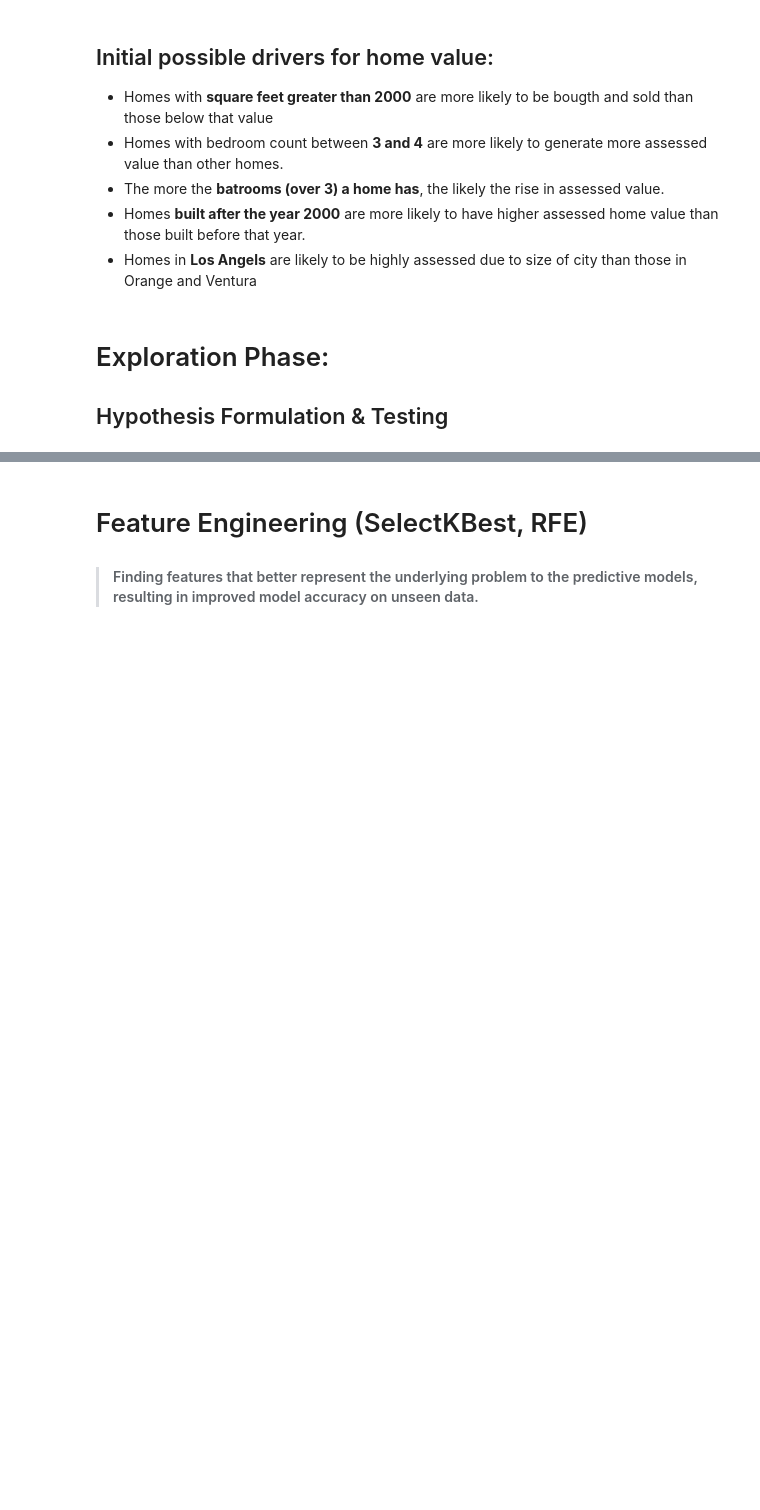
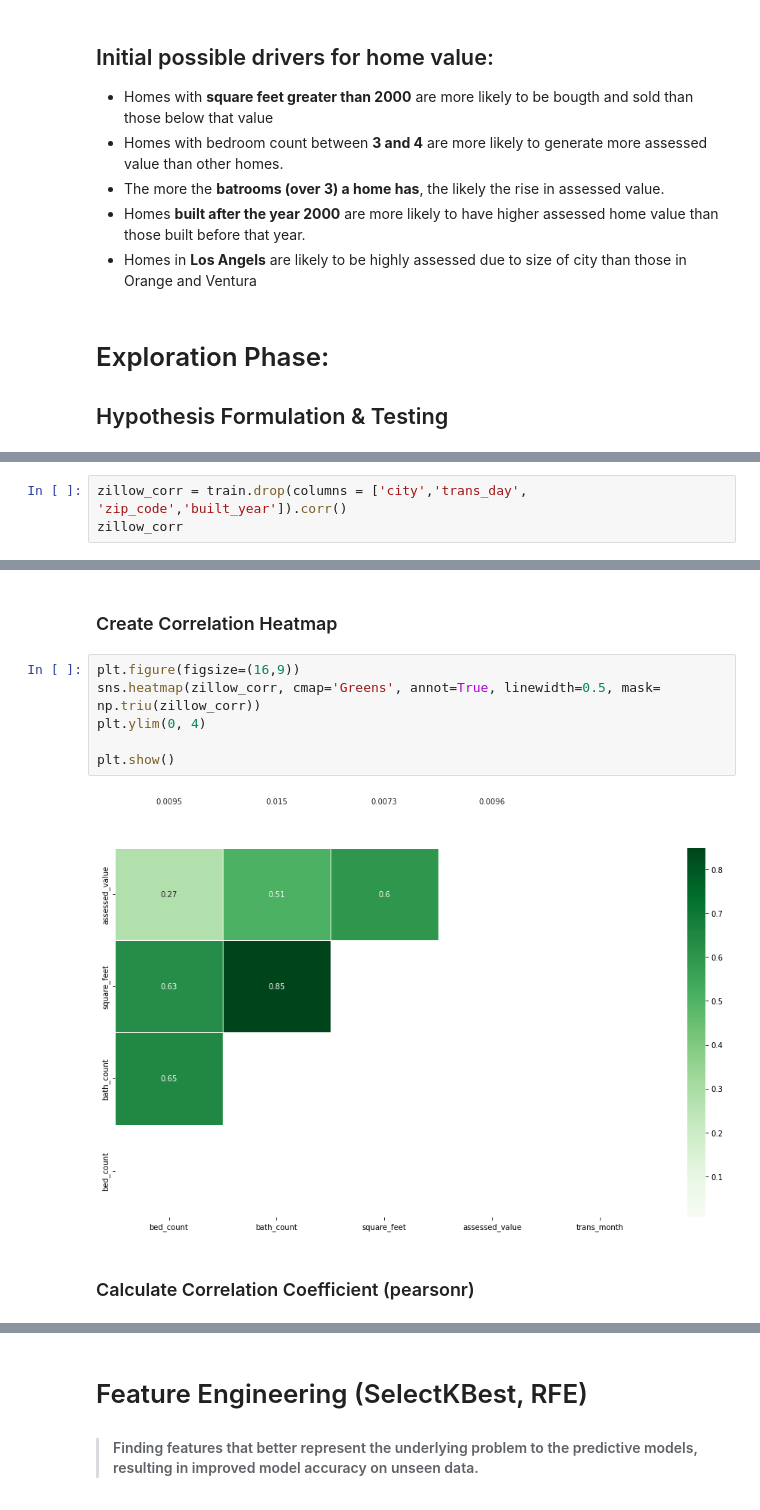
Before and after one commit to stephenkipkurui/regression-project, a Jupyter notebook: zillow_workspace.ipynb, the cells around one changed output, grey strips where cells are left out. Cells and saved outputs as stored; diff of their text form; blank space fills up the shorter version.

```diff
--- a/zillow_workspace.ipynb
+++ b/zillow_workspace.ipynb
@@ -503,0 +320,3 @@ REJECT HYPOTHESIS:- Assessed value for homes built after the year 2000 are = to
+# %%
+zillow_corr = train.drop(columns = ['city','trans_day', 'zip_code','built_year']).corr()
+zillow_corr
@@ -503,0 +330,12 @@ REJECT HYPOTHESIS:- Assessed value for homes built after the year 2000 are = to
+# %% [markdown]
+### Create Correlation Heatmap
+# %%
+plt.figure(figsize=(16,9))
+sns.heatmap(zillow_corr, cmap='Greens', annot=True, linewidth=0.5, mask= np.triu(zillow_corr))
+plt.ylim(0, 4)
+
+plt.show()
+# %% [output]
+[figure, added]
+# %% [markdown]
+### Calculate Correlation Coefficient (pearsonr)
```
Also changed, not shown: parts of 80 cells of this notebook.
